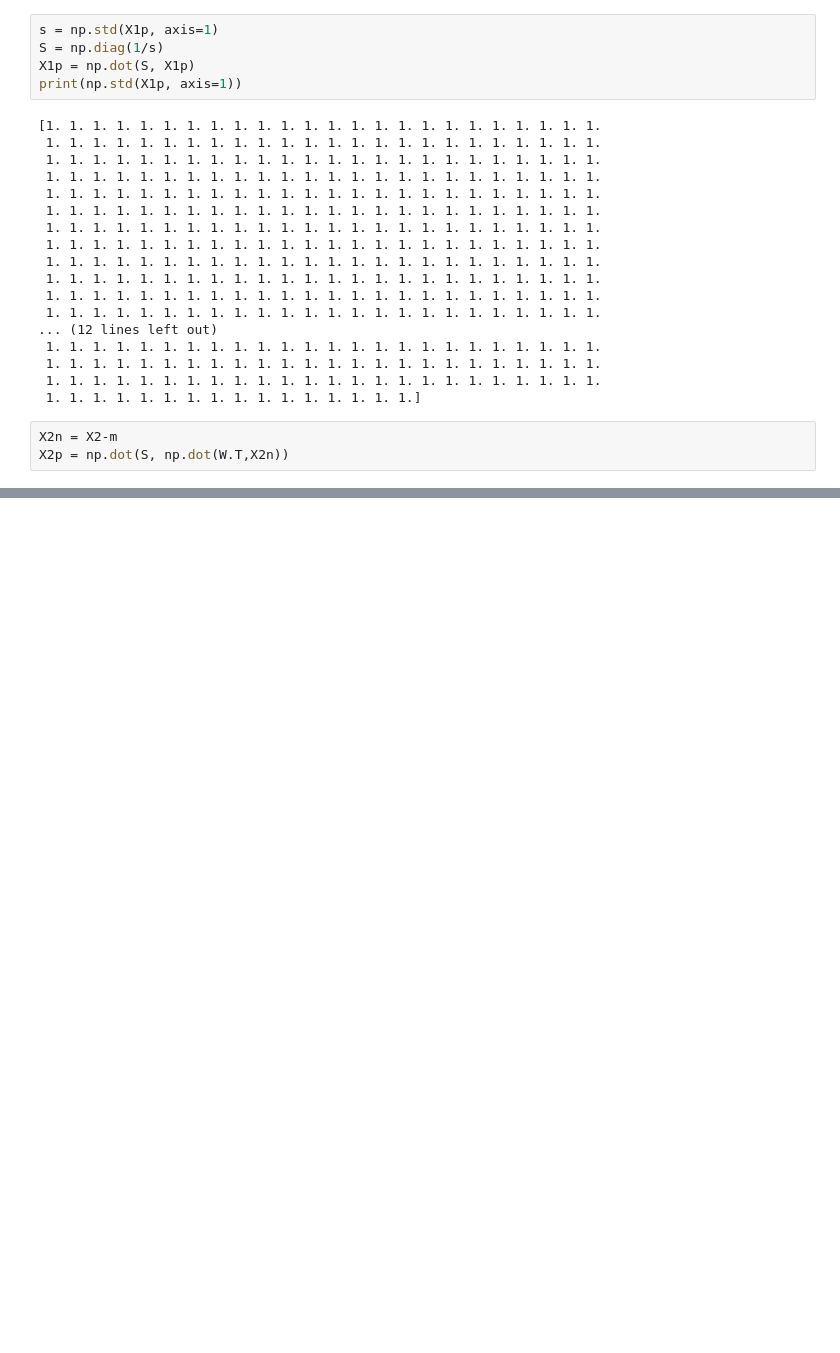
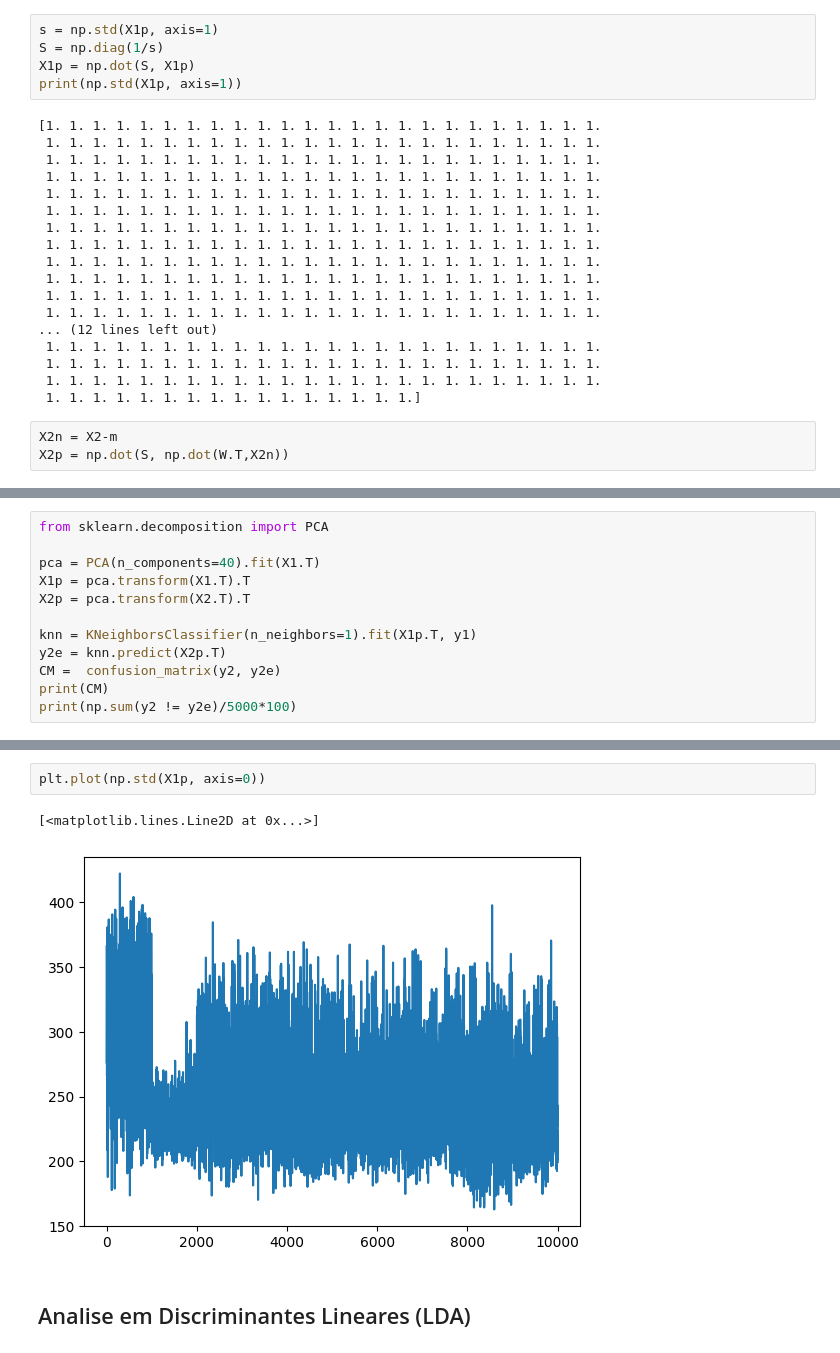
Before and after one commit to EduardoRMarks/ISEL_AA, a Jupyter notebook: labs_aulas/Lab3/lab3_vid.ipynb, the cells around one changed output, grey strips where cells are left out. Cells and saved outputs as stored; diff of their text form; blank space fills up the shorter version.

```diff
--- a/labs_aulas/Lab3/lab3_vid.ipynb
+++ b/labs_aulas/Lab3/lab3_vid.ipynb
@@ -462,0 +547,12 @@ X2p = np.dot(S, np.dot(W.T,X2n))
+# %%
+from sklearn.decomposition import PCA
+
+pca = PCA(n_components=40).fit(X1.T)
+X1p = pca.transform(X1.T).T
+X2p = pca.transform(X2.T).T
+
+knn = KNeighborsClassifier(n_neighbors=1).fit(X1p.T, y1)
+y2e = knn.predict(X2p.T)
+CM =  confusion_matrix(y2, y2e)
+print(CM)
+print(np.sum(y2 != y2e)/5000*100)
@@ -462,0 +571,7 @@ X2p = np.dot(S, np.dot(W.T,X2n))
+# %%
+plt.plot(np.std(X1p, axis=0))
+# %% [output]
+[<matplotlib.lines.Line2D at 0x...>]
+[figure, added]
+# %% [markdown]
+## Analise em Discriminantes Lineares (LDA)
```
Also changed, not shown: parts of 27 cells of this notebook, 1 other file.
